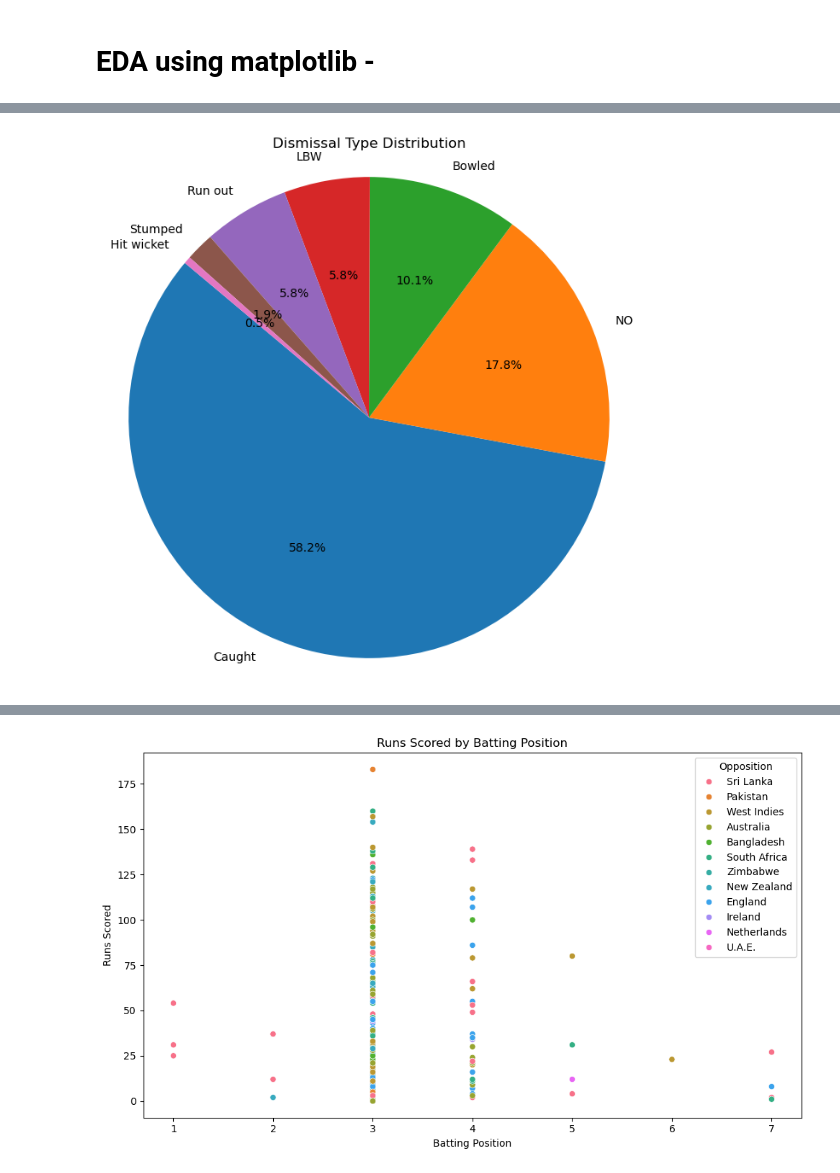
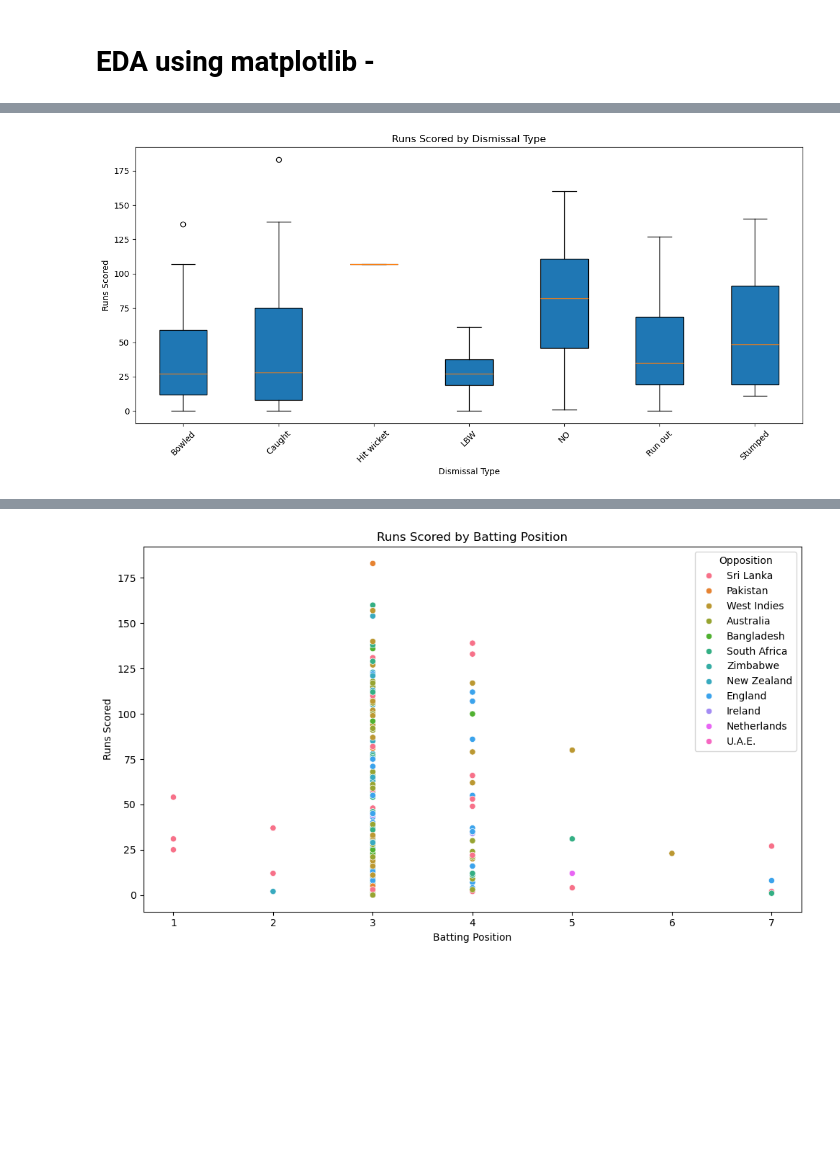
Before and after one commit to BARKKNIGHT/Data-Science, a Jupyter notebook: 16_april_2025_csv_eda.ipynb, the cells around one changed output, grey strips where cells are left out. Saved outputs shown, nothing was run; the diff lists cells and outputs as text; code cells hidden in the pictures; blank space fills up the shorter version.

```diff
--- a/16_april_2025_csv_eda.ipynb
+++ b/16_april_2025_csv_eda.ipynb
@@ -92,10 +105,17 @@ plt.show()
 # %%
-dismissal_counts = data['Dismissal'].value_counts()
-plt.figure(figsize=(8, 8))
-plt.pie(dismissal_counts, labels=dismissal_counts.index, autopct='%1.1f%%', startangle=140)
-plt.title('Dismissal Type Distribution')
-plt.axis('equal')
+dismissal_groups = data.groupby('Dismissal')['RunsScored'].apply(list)
+plt.figure(figsize=(12, 6))
+plt.boxplot(
+    dismissal_groups,
+    labels=dismissal_groups.index,
+    patch_artist=True
+)
+plt.title('Runs Scored by Dismissal Type')
+plt.xlabel('Dismissal Type')
+plt.ylabel('Runs Scored')
+plt.xticks(rotation=45)
+plt.tight_layout()
 plt.show()
 # %% [output]
-[figure, old version]
+[figure, new version]
 # %%
```
Also changed, not shown: parts of 4 cells of this notebook, 1 other file.
